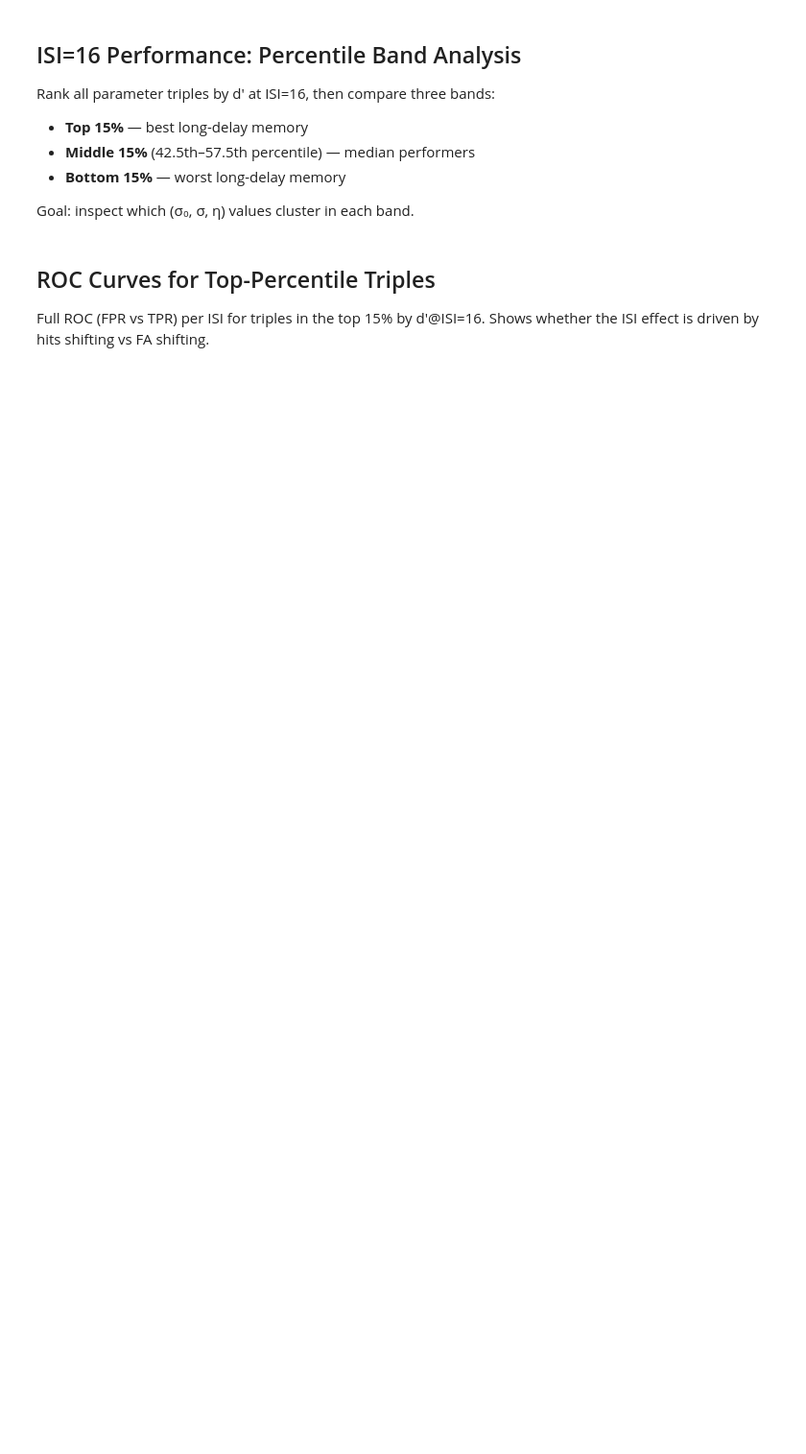
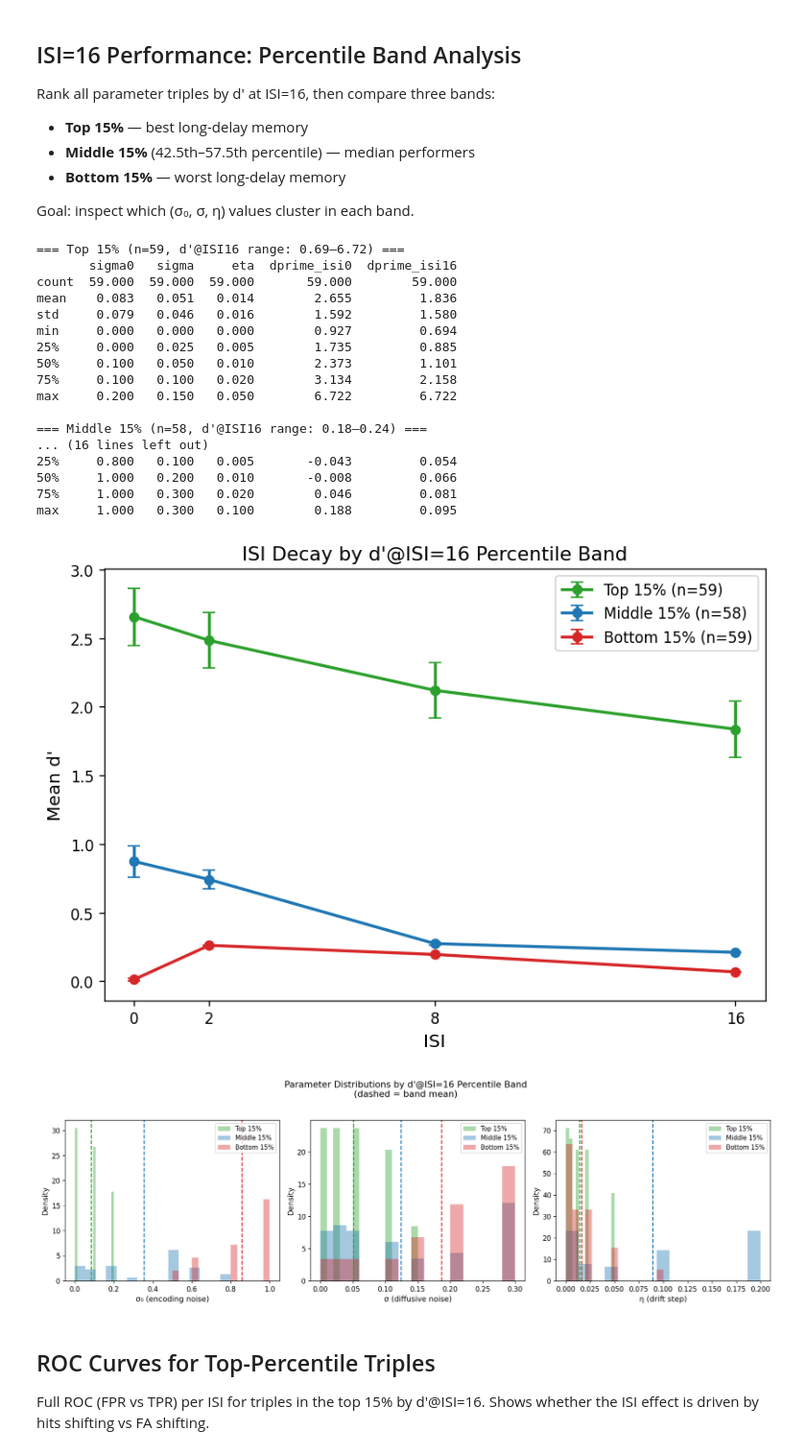
Before and after one commit to bjmedina/memory, a Jupyter notebook: notebooks/2026-03-17_grid-search-analysis.ipynb, the cells around one changed output. Shown at 96% size. Saved outputs shown, nothing was run; the diff lists cells and outputs as text; code cells hidden in the pictures; blank space fills up the shorter version.

```diff
--- a/notebooks/2026-03-17_grid-search-analysis.ipynb
+++ b/notebooks/2026-03-17_grid-search-analysis.ipynb
@@ -21,7 +21,7 @@ import matplotlib
 matplotlib.rcParams['figure.dpi'] = 120
 
 # ── Point this to your grid search output directory ──
-RESULTS_DIR = '/om2/user/bjmedina/auditory-memory/memory/reports/figures/2d_grid_search/slurm_20260317'
+RESULTS_DIR = '/orcd/data/jhm/001/om2/bjmedina/auditory-memory/memory/reports/figures/2d_grid_search/slurm_20260317'
 
 # Load grid arrays
 grid = np.load(os.path.join(RESULTS_DIR, 'grid_search_results.npz'))
@@ -156,35 +152,55 @@ isi_arr = np.array(ISI_VALUES)
 fig, ax = plt.subplots(figsize=(7, 5))
 for name, band, color in bands:
     means = [band[f'dprime_isi{isi}'].mean() for isi in ISI_VALUES]
     sems = [band[f'dprime_isi{isi}'].sem() for isi in ISI_VALUES]
     ax.errorbar(isi_arr, means, yerr=sems, marker='o', capsize=4,
                 color=color, label=f'{name} (n={len(band)})', linewidth=2)
 ax.set_xlabel('ISI', fontsize=12)
 ax.set_ylabel("Mean d'", fontsize=12)
-ax.set_title("ISI Decay by d'@ISI=16 Percentile Band", fontsize=13)
+ax.set_title("ISI Decay by d'@ISI=16 Percentile Band", fontsize=13, fontweight='bold')
 ax.legend(fontsize=10)
 ax.set_xticks(isi_arr)
 fig.tight_layout()
 plt.show()
 
 # ── Plot 2: Parameter distributions per band ──
 params = [('sigma0', 'σ₀ (encoding noise)'),
           ('sigma', 'σ (diffusive noise)'),
           ('eta', 'η (drift step)')]
 
 fig, axes = plt.subplots(1, 3, figsize=(15, 4.5))
 for ax, (param, label) in zip(axes, params):
     for name, band, color in bands:
         vals = band[param].values
         ax.hist(vals, bins=15, alpha=0.4, color=color, label=name, density=True)
         ax.axvline(vals.mean(), color=color, linestyle='--', linewidth=1.5)
     ax.set_xlabel(label, fontsize=11)
     ax.set_ylabel('Density', fontsize=11)
     ax.legend(fontsize=9)
 fig.suptitle("Parameter Distributions by d'@ISI=16 Percentile Band\n(dashed = band mean)",
-             fontsize=13, y=1.03)
+             fontsize=13, y=1.03, fontweight='bold')
 fig.tight_layout()
 plt.show()
+# %% [output]
+=== Top 15% (n=59, d'@ISI16 range: 0.69–6.72) ===
+       sigma0   sigma     eta  dprime_isi0  dprime_isi16
+count  59.000  59.000  59.000       59.000        59.000
+mean    0.083   0.051   0.014        2.655         1.836
+std     0.079   0.046   0.016        1.592         1.580
+min     0.000   0.000   0.000        0.927         0.694
+25%     0.000   0.025   0.005        1.735         0.885
+50%     0.100   0.050   0.010        2.373         1.101
+75%     0.100   0.100   0.020        3.134         2.158
+max     0.200   0.150   0.050        6.722         6.722
+
+=== Middle 15% (n=58, d'@ISI16 range: 0.18–0.24) ===
+... (16 lines left out)
+25%     0.800   0.100   0.005       -0.043         0.054
+50%     1.000   0.200   0.010       -0.008         0.066
+75%     1.000   0.300   0.020        0.046         0.081
+max     1.000   0.300   0.100        0.188         0.095
+[figure, added]
+[figure, added]
 # %% [markdown]
 ## ROC Curves for Top-Percentile Triples
 
```
Also changed, not shown: parts of 5 cells of this notebook.
